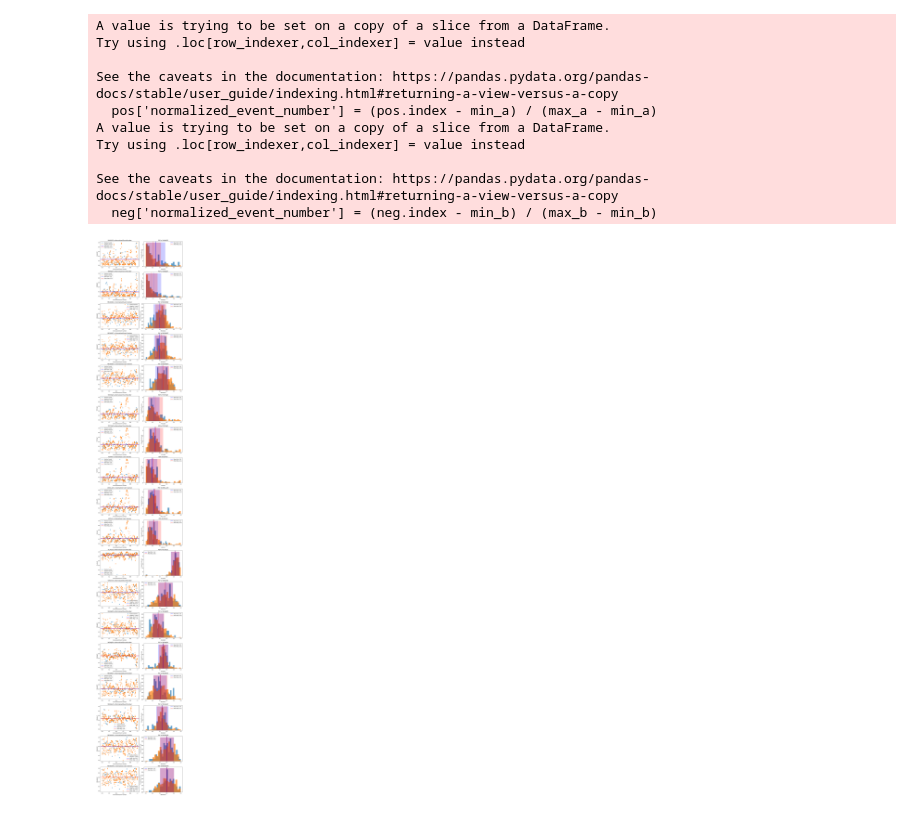
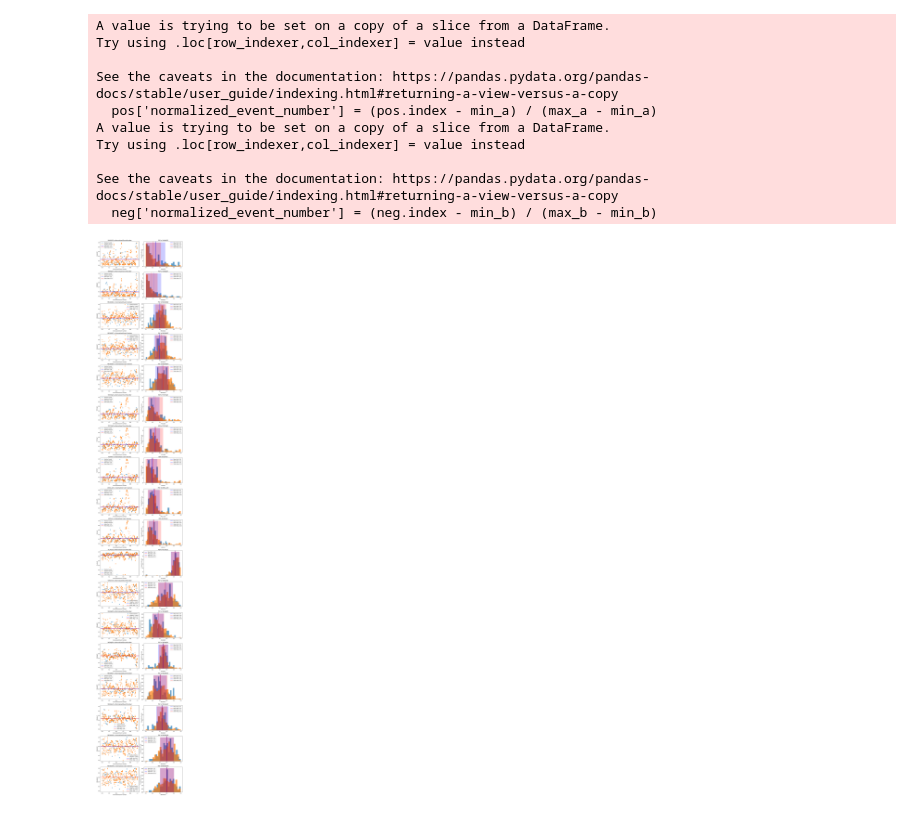
Before and after one commit to nabdeep-patel/flare-cme, a Jupyter notebook: 2018/analysis2018.ipynb, the cells around one changed output. Saved outputs shown, nothing was run; the diff lists cells and outputs as text; code cells hidden in the pictures.

```diff
--- a/2018/analysis2018.ipynb
+++ b/2018/analysis2018.ipynb
@@ -7,9 +7,9 @@ clear_output()
 import numpy as np
 import pandas as pd
 # %%
-positive = pd.read_csv('positive2018.csv')
+positive = pd.read_csv('positive_2018.csv')
 positive["CME"] = 1
-negative = pd.read_csv('negative2018.csv')
+negative = pd.read_csv('negative_2018.csv')
 negative["CME"] = 0
 # %%
 data = pd.concat([positive, negative], ignore_index=True)
@@ -169,33 +169,33 @@ for i in range(len(columns) - 1):
     std_pos = np.std(pos.iloc[:,i])
     std_neg = np.std(neg.iloc[:,i])
 
     plt.subplot(len(columns), 2, a)
     plt.scatter(pos["normalized_event_number"], pos.iloc[:, i], alpha=0.7, label="Positive Events")
     plt.scatter(neg["normalized_event_number"], neg.iloc[:, i], alpha=0.7, label="Negative Events")
     plt.axhline(mean_pos, color='b', label=f"Mean Pos: {mean_pos:.2f}")
     plt.axhline(mean_neg, color='r', label=f"Mean Neg: {mean_neg:.2f}")
     plt.xlabel("Normalized Event Number")
     plt.ylabel(ordered_features[i])
     plt.title(f"{ordered_features[i]} vs Normalized Event Number")
     plt.legend()
 
     plt.subplot(len(columns), 2, a + 1)
     plt.hist(pos.iloc[:, i], bins=20, density=True, alpha=0.7)
     plt.hist(neg.iloc[:, i], bins=20, density=True, alpha=0.7)
     plt.axvline(mean_pos, color='b', label=f"Mean Pos: {mean_pos:.2f}")
     plt.axvline(mean_neg, color='r', label=f"Mean Neg: {mean_neg:.2f}")
     ymin, ymax = plt.ylim()
-    plt.fill_betweenx([ymin, ymax], mean_pos - std_pos, mean_pos + std_pos, color='b', alpha=0.2)
-    plt.fill_betweenx([ymin, ymax], mean_neg - std_neg, mean_neg + std_neg, color='r', alpha=0.2)
+    plt.fill_betweenx([ymin, ymax], mean_pos - std_pos, mean_pos + std_pos, color='b', alpha=0.2,label=f'Stdev Pos: {std_pos:.2f}')
+    plt.fill_betweenx([ymin, ymax], mean_neg - std_neg, mean_neg + std_neg, color='r', alpha=0.2, label=f'Stdev Neg: {std_neg:.2f}')
     plt.xlabel(ordered_features[i])
     plt.ylabel('Probability Density')
     plt.title(f'PDF of {ordered_features[i]}')
     plt.legend()
 
     a += 2
 
 plt.tight_layout()
 plt.savefig("2018_parameters_pdf.jpeg")
 plt.show()
 # %% [output]
-[figure, old version]
+[figure, new version]
```
Also changed, not shown: 17 other files.
